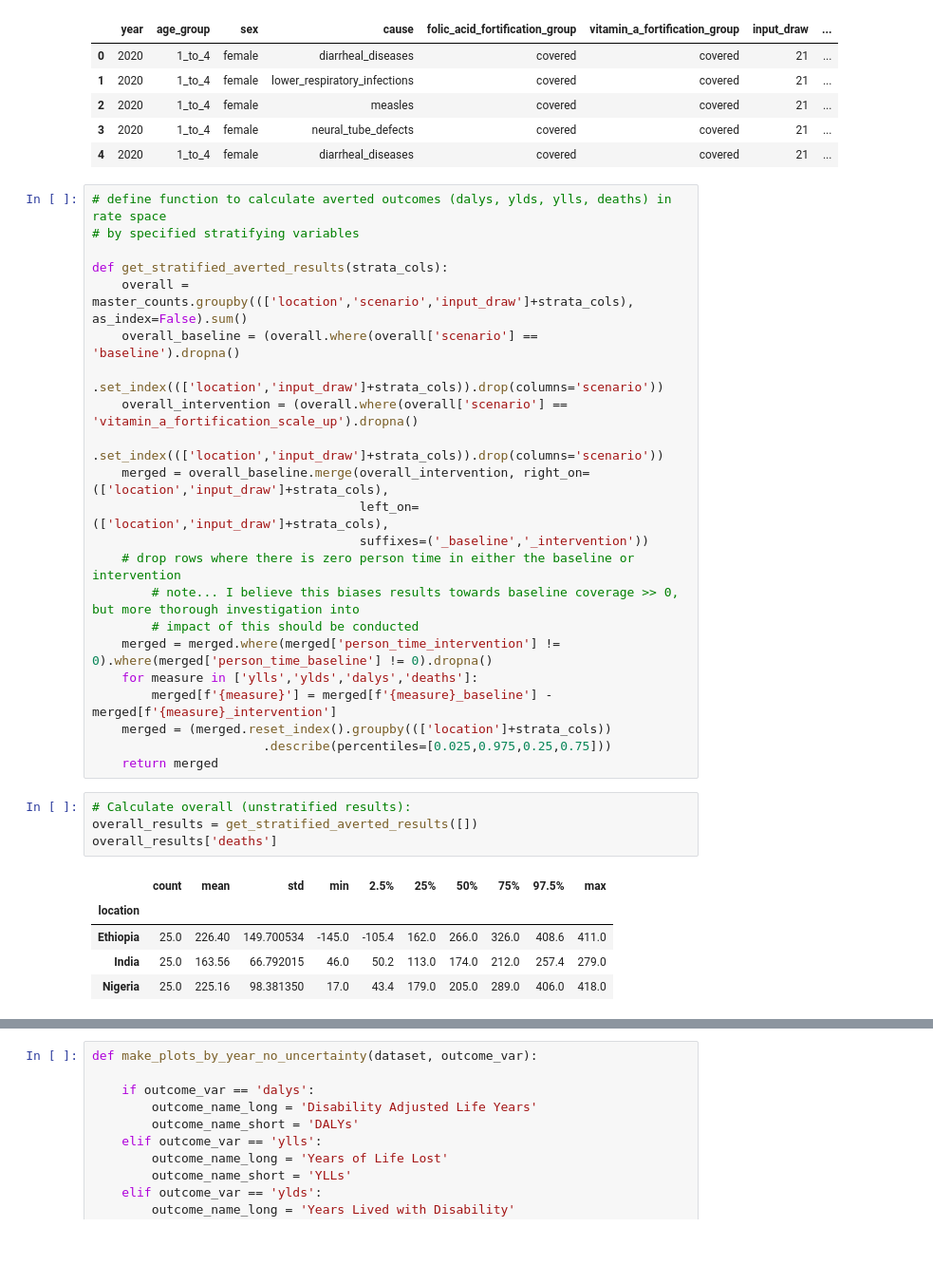
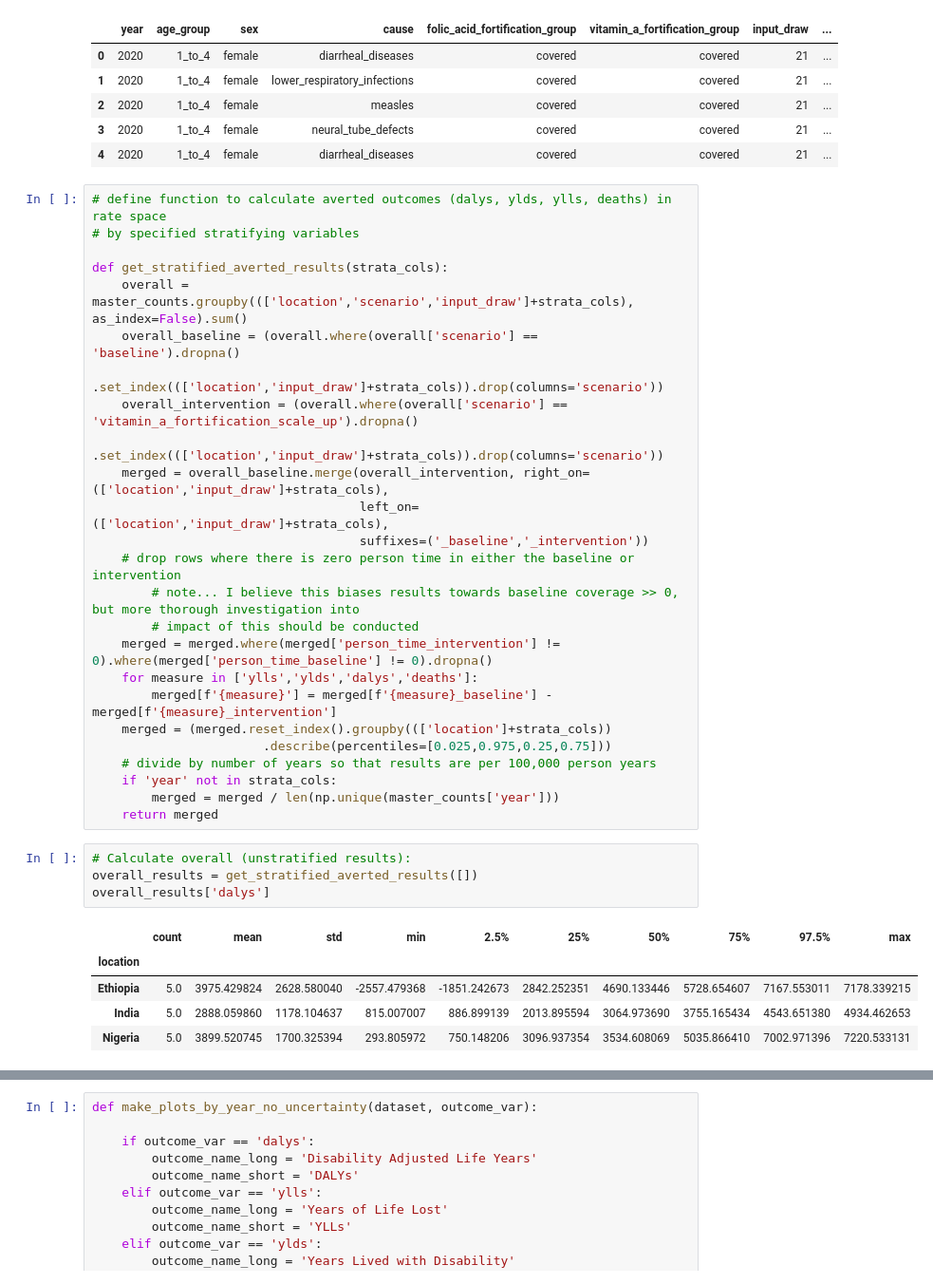
Before and after one commit to ihmeuw/vivarium_data_analysis, a Jupyter notebook: output_processing/lsff/model_5/model_5_vitamin_a_outputs.ipynb, the cells around one changed output, grey strips where cells are left out. Shown at 95% size. Drawn from its saved outputs; the diff is of its cells as text; blank space fills up the shorter version.

```diff
--- a/output_processing/lsff/model_5/model_5_vitamin_a_outputs.ipynb
+++ b/output_processing/lsff/model_5/model_5_vitamin_a_outputs.ipynb
@@ -194,14 +194,17 @@ def get_stratified_averted_results(strata_cols):
         merged[f'{measure}'] = merged[f'{measure}_baseline'] - merged[f'{measure}_intervention']
     merged = (merged.reset_index().groupby((['location']+strata_cols))
                        .describe(percentiles=[0.025,0.975,0.25,0.75]))
+    # divide by number of years so that results are per 100,000 person years
+    if 'year' not in strata_cols:
+        merged = merged / len(np.unique(master_counts['year']))
     return merged
 # %%
 # Calculate overall (unstratified results):
 overall_results = get_stratified_averted_results([])
-overall_results['deaths']
+overall_results['dalys']
 # %% [output]
 |  | count | mean | std | min | 2.5% | 25% | 50% | 75% | 97.5% | max |
 | location |  |  |  |  |  |  |  |  |  |  |
-| Ethiopia | 25.0 | 226.40 | 149.700534 | -145.0 | -105.4 | 162.0 | 266.0 | 326.0 | 408.6 | 411.0 |
-| India | 25.0 | 163.56 | 66.792015 | 46.0 | 50.2 | 113.0 | 174.0 | 212.0 | 257.4 | 279.0 |
-| Nigeria | 25.0 | 225.16 | 98.381350 | 17.0 | 43.4 | 179.0 | 205.0 | 289.0 | 406.0 | 418.0 |
+| Ethiopia | 5.0 | 3975.429824 | 2628.580040 | -2557.479368 | -1851.242673 | 2842.252351 | 4690.133446 | 5728.654607 | 7167.553011 | 7178.339215 |
+| India | 5.0 | 2888.059860 | 1178.104637 | 815.007007 | 886.899139 | 2013.895594 | 3064.973690 | 3755.165434 | 4543.651380 | 4934.462653 |
+| Nigeria | 5.0 | 3899.520745 | 1700.325394 | 293.805972 | 750.148206 | 3096.937354 | 3534.608069 | 5035.866410 | 7002.971396 | 7220.533131 |
```
Also changed, not shown: parts of 13 cells of this notebook, 1 other file.
